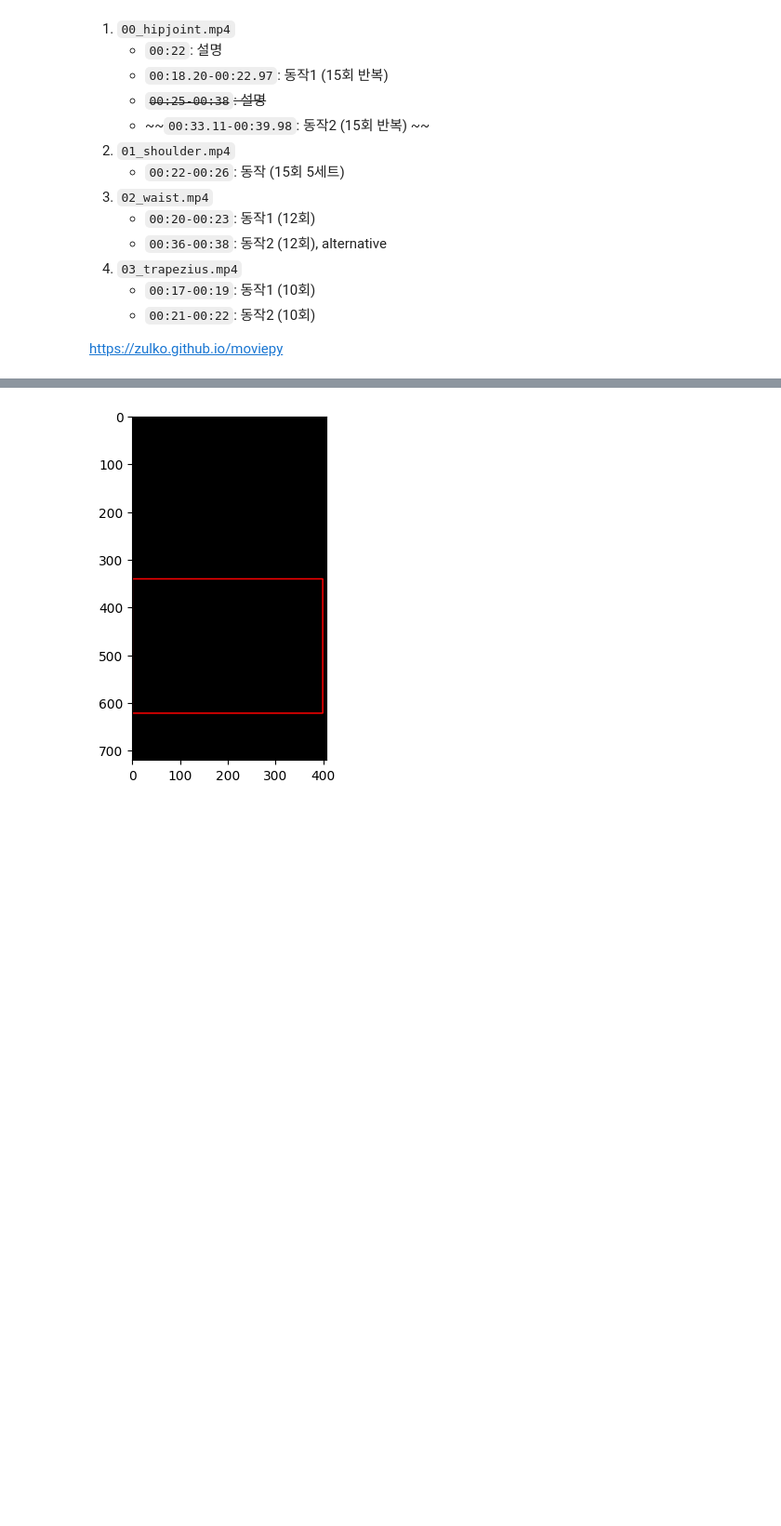
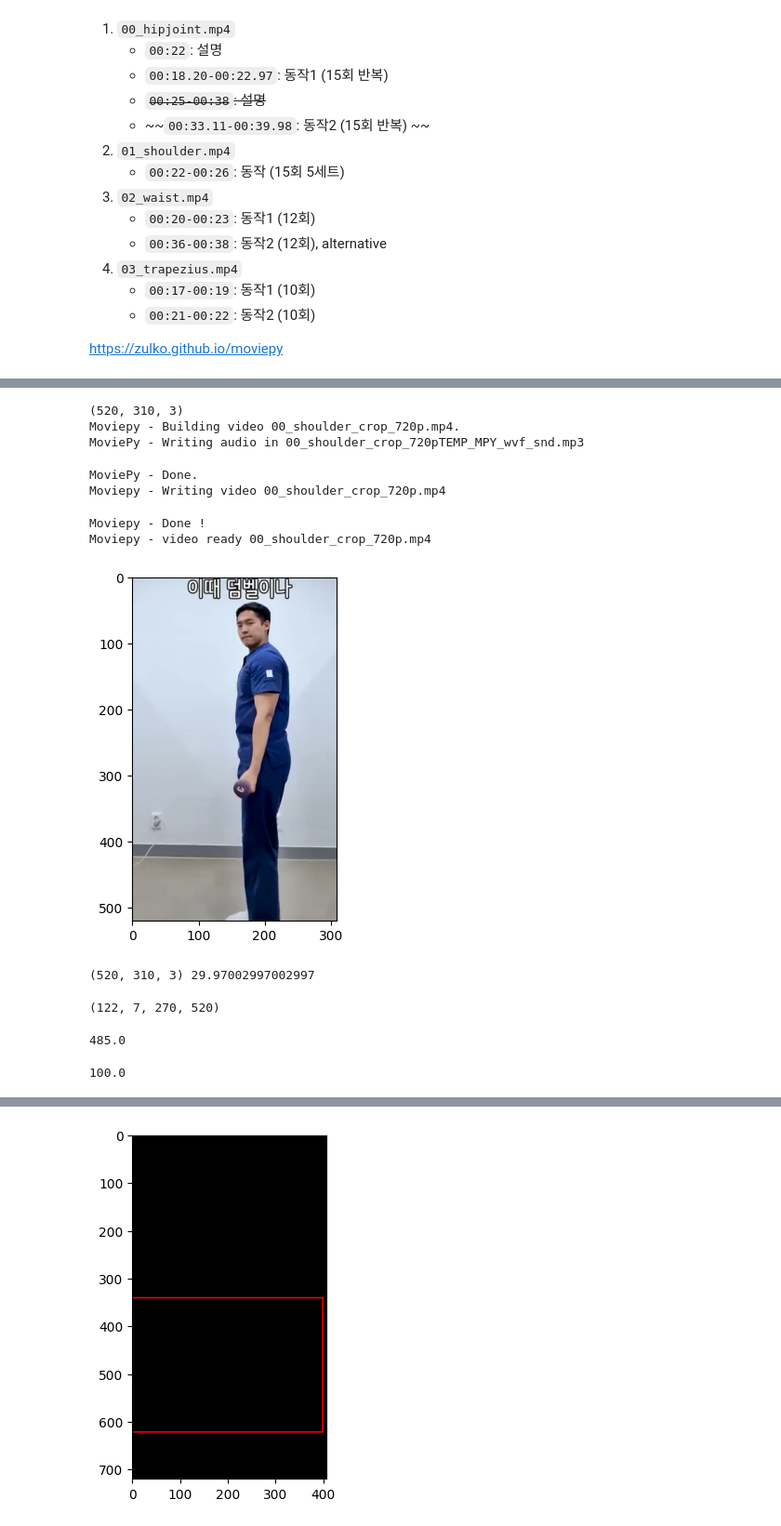
Before and after one commit to simonjisu/ambient_ai2022, a Jupyter notebook: project/eda.ipynb, the cells around one changed output, grey strips where cells are left out. Shown: that part at 93% size. Drawn from its saved outputs; the diff is of its cells as text; code cells hidden in the pictures; blank space fills up the shorter version.

```diff
--- a/project/eda.ipynb
+++ b/project/eda.ipynb
@@ -210,0 +208,47 @@ boxes
+# %%
+clip = VideoFileClip(str(data_path / '00_shoulder_720p.mp4'))
+clip = clip.crop(x1=40, x2=350, y1=200, y2=720)
+frame = clip.get_frame(0)
+img_h, img_w, _ = frame.shape
+print(frame.shape)
+plt.imshow(frame)
+clip.write_videofile("00_shoulder_crop_720p.mp4")
+# %% [output]
+(520, 310, 3)
+Moviepy - Building video 00_shoulder_crop_720p.mp4.
+MoviePy - Writing audio in 00_shoulder_crop_720pTEMP_MPY_wvf_snd.mp3
+MoviePy - Done.
+Moviepy - Writing video 00_shoulder_crop_720p.mp4
+Moviepy - Done !
+Moviepy - video ready 00_shoulder_crop_720p.mp4
+[figure, added]
+# %%
+clip = VideoFileClip(str(data_path / '00_shoulder_crop_720p.mp4'))
+frame = clip.get_frame(0)
+img_h, img_w, _ = frame.shape
+print(frame.shape, clip.fps)
+# %% [output]
+(520, 310, 3) 29.97002997002997
+# %%
+BOX_THRES = 30
+image = frame.copy()
+image, results, angles = process_mediapipe(image)
+mask_img = (results.segmentation_mask > 0.5).astype(np.uint8)
+x, y, w, h = cv2.boundingRect(mask_img)
+box = (
+    max(0, x-BOX_THRES),  # width_left
+    max(0, y-BOX_THRES),  # height_top
+    min(img_w, x+w+BOX_THRES),  # width_right
+    min(img_h, y+h+BOX_THRES)  # height_bottom
+)
+box
+# %% [output]
+(122, 7, 270, 520)
+# %%
+(1280 - 310) / 2
+# %% [output]
+485.0
+# %%
+(720 - 520) / 2
+# %% [output]
+100.0
```
Also changed, not shown: parts of 10 cells of this notebook, 17 other files.
